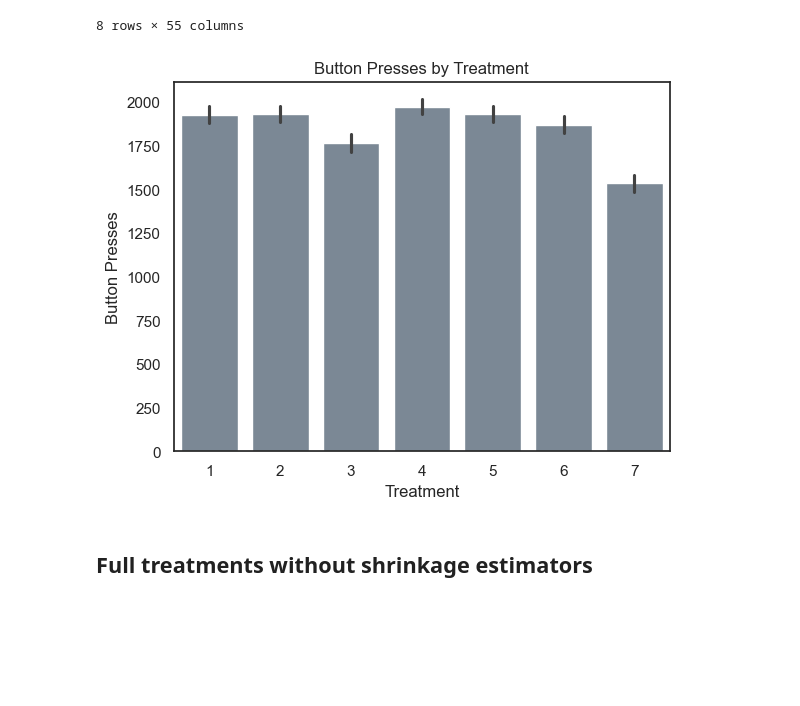
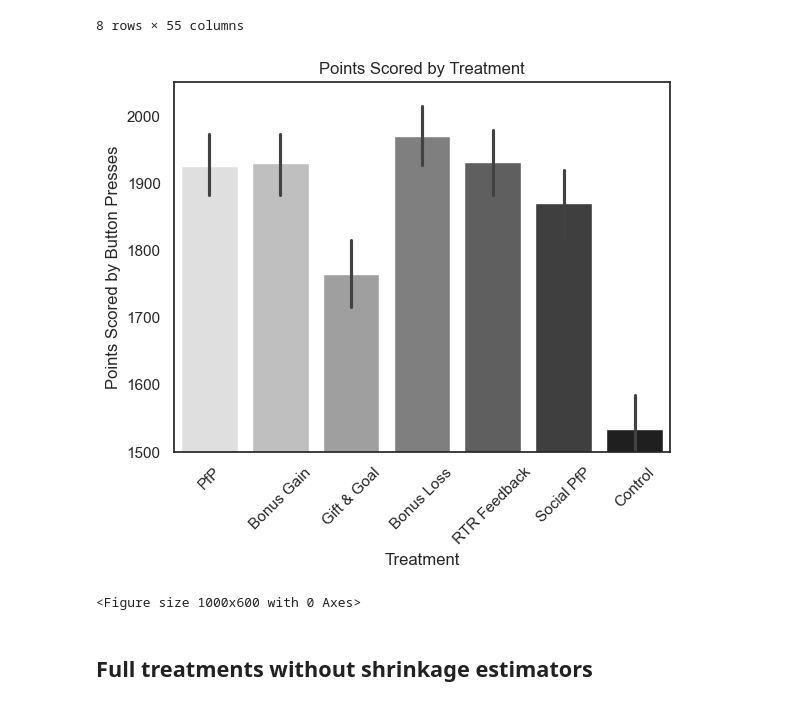
Before and after one commit to klaushajdaraj/ml-treatment-effects, a Jupyter notebook: Analytics.ipynb, the cells around one changed output. Saved outputs shown, nothing was run; the diff lists cells and outputs as text; code cells hidden in the pictures; blank space fills up the shorter version.

Commit message:
Added plot of scored points by treatment

```diff
--- a/Analytics.ipynb
+++ b/Analytics.ipynb
@@ -95,12 +95,36 @@ df.describe()
 | max | 7.000000 | 3711.000000 | 116.000000 | 83.000000 | 2.000000 | 7.000000 | 5.000000 | 5.000000 | ... |
 8 rows × 55 columns
 # %%
+df_viz = df.copy()
+
+df_viz.loc[df_viz['treat'] == 1, "treat"] = 'PfP'
+df_viz.loc[df_viz['treat'] == 2, "treat"] = 'Bonus Gain'
+df_viz.loc[df_viz['treat'] == 3, "treat"] = 'Gift & Goal'
+df_viz.loc[df_viz['treat'] == 4, "treat"] = 'Bonus Loss'
+df_viz.loc[df_viz['treat'] == 5, "treat"] = 'RTR Feedback'
+df_viz.loc[df_viz['treat'] == 6, "treat"] = 'Social PfP'
+df_viz.loc[df_viz['treat'] == 7, "treat"] = 'Control'
+
 # Button presses bar plot for each treatment
-ax = sns.barplot(y="buttonpresses", x="treat", data=df, color="lightslategrey", errorbar=('ci', 95))
-ax.set(xlabel="Treatment", ylabel="Button Presses", title="Button Presses by Treatment")
+
+colours = ['dimgray', 'darkgray', 'lightgray', 'tgrey', 'silver', 'gainsboro', 'dimgrey']
+order = ['PfP', 'Bonus Gain', 'Gift & Goal', 'Bonus Loss', 'RTR Feedback', 'Social PfP', 'Control']
+df_viz['treat'] = pd.Categorical(df_viz['treat'], categories=order, ordered=True)
+
+ax = sns.barplot(y="buttonpresses", x="treat", data=df_viz, hue="treat", errorbar=('ci', 95), palette="gray_r", order=order)
+ax.set(
+    xlabel="Treatment",
+    ylabel="Points Scored by Button Presses",
+    title="Points Scored by Treatment"
+)
+
+plt.ylim(1500, 2050)
+plt.xticks(rotation=45)
+plt.figure(figsize=(10,6))
 plt.show()
 # %% [output]
-[figure, old version]
+[figure, new version]
+<Figure size 1000x600 with 0 Axes>
 # %% [markdown]
 ## Full treatments without shrinkage estimators
 # %%
```
